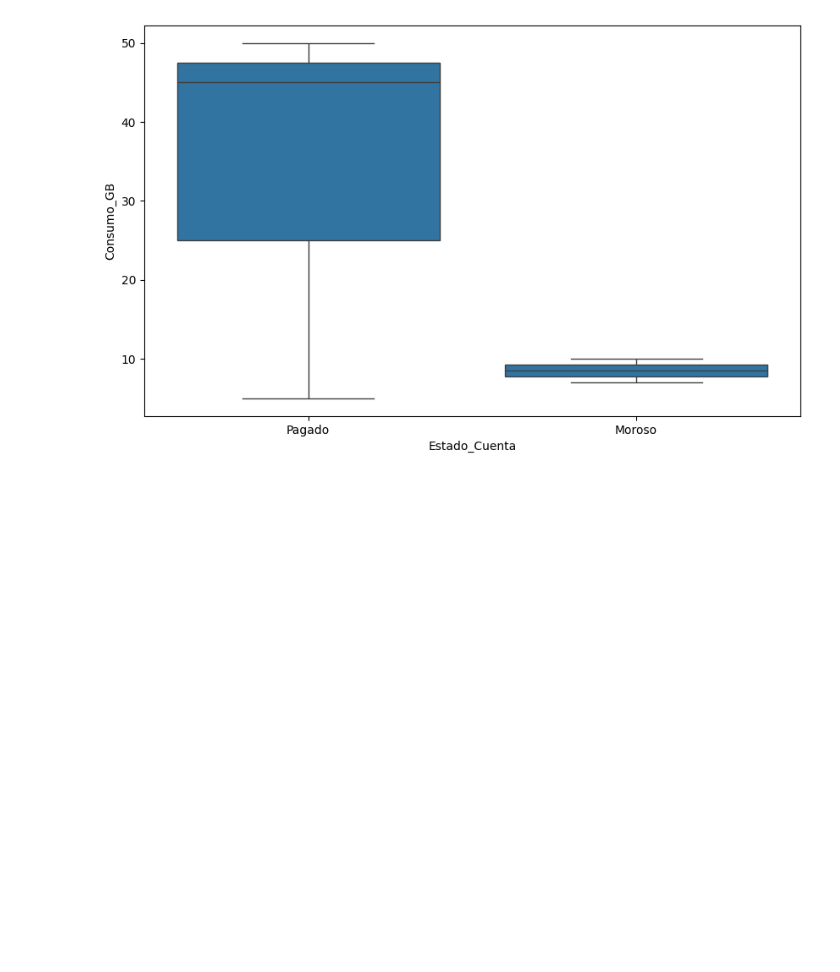
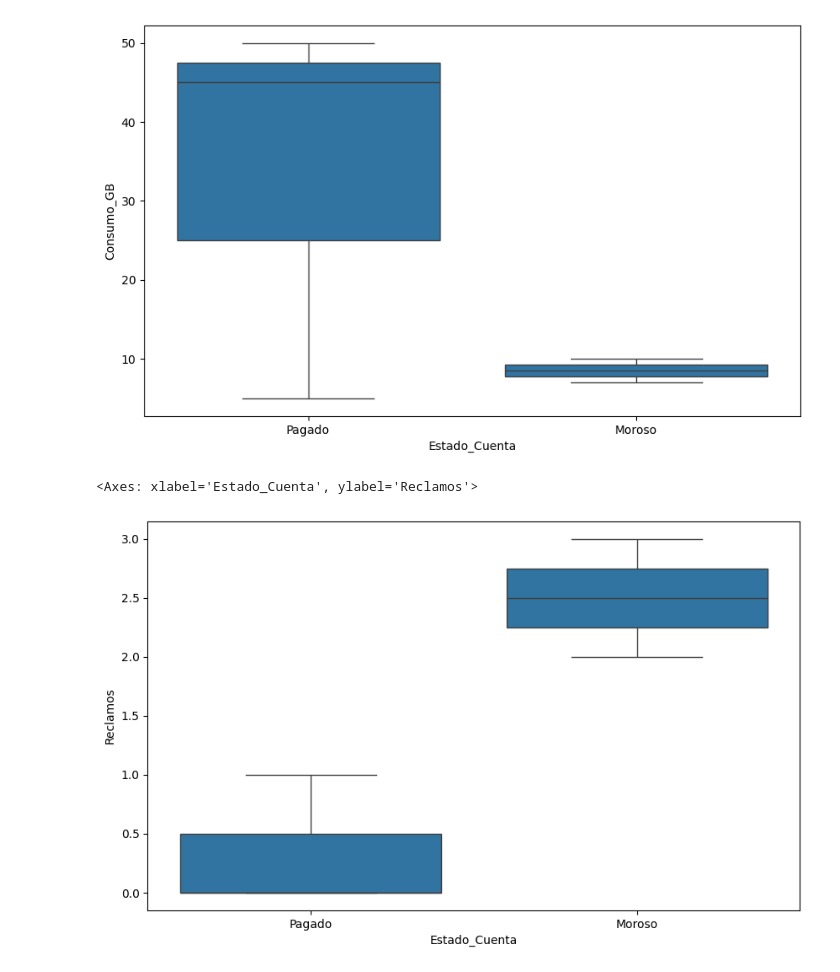
Before and after one commit to pablo-jusim/Clase-01-mineria, a Jupyter notebook: main_01.ipynb, the cells around one changed output. Drawn from its saved outputs; the diff is of its cells as text; code cells hidden in the pictures; blank space fills up the shorter version.

```diff
--- a/main_01.ipynb
+++ b/main_01.ipynb
@@ -93,3 +93,11 @@ sns.boxplot(x="Estado_Cuenta", y="Consumo_GB", data=df_clientes)
 # %% [output]
 <Axes: xlabel='Estado_Cuenta', ylabel='Consumo_GB'>
 [figure]
+# %%
+# Consumo vs Estado de Cuenta
+plt.figure(figsize=(10,6))
+
+sns.boxplot(x="Estado_Cuenta", y="Reclamos", data=df_clientes)
+# %% [output]
+<Axes: xlabel='Estado_Cuenta', ylabel='Reclamos'>
+[figure, added]
```
Also changed, not shown: parts of 1 cell of this notebook.
